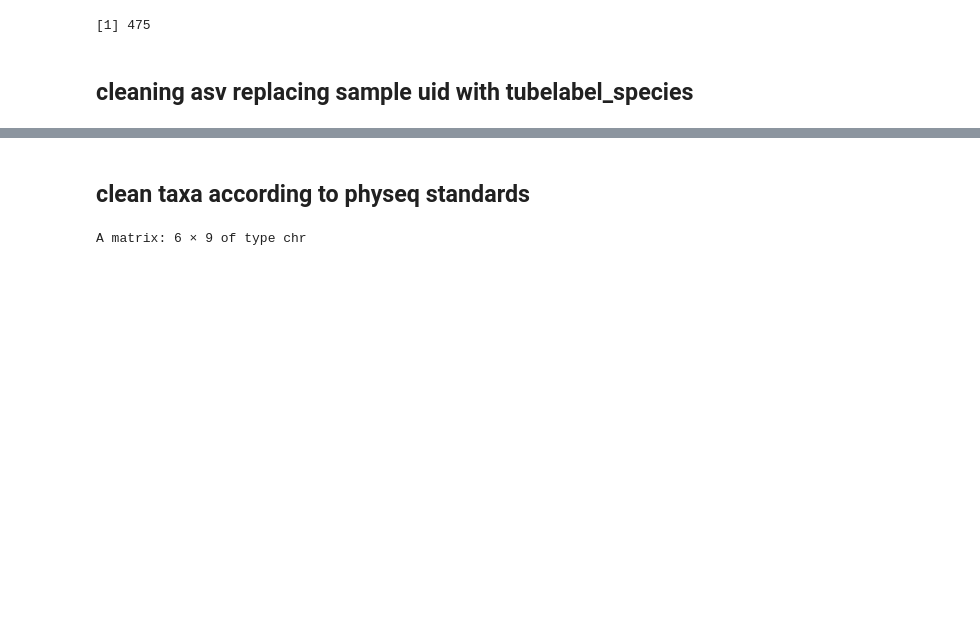
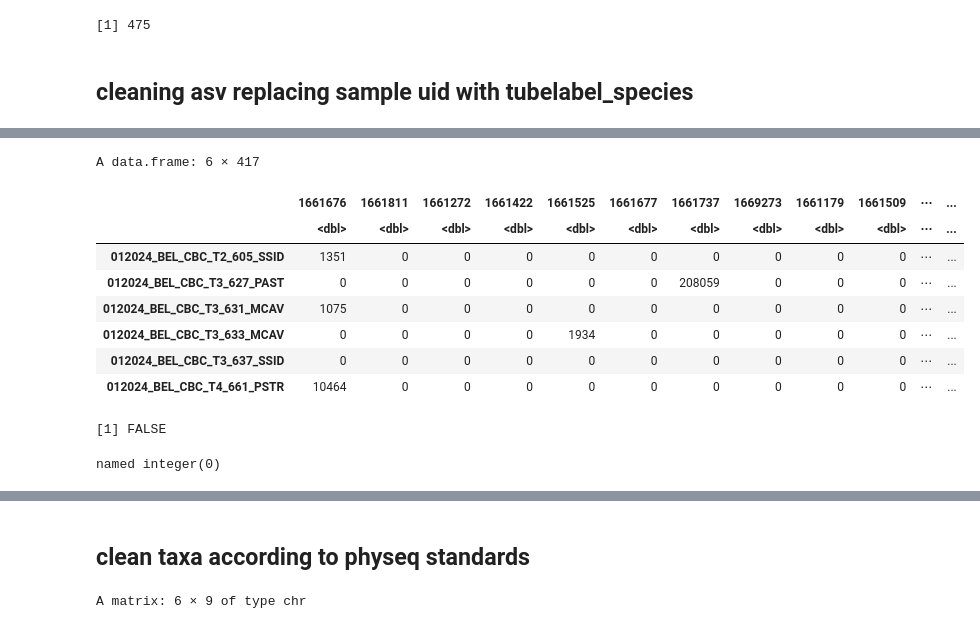
Before and after one commit to cdesouza02/BEL_16S_ITS2, a Jupyter notebook: BEL_ITS2_outputs/physeq_taxa_ITS2.ipynb, the cells around one changed output, grey strips where cells are left out. Drawn from its saved outputs; the diff is of its cells as text; code cells hidden in the pictures; blank space fills up the shorter version.

```diff
--- a/BEL_ITS2_outputs/physeq_taxa_ITS2.ipynb
+++ b/BEL_ITS2_outputs/physeq_taxa_ITS2.ipynb
@@ -490,0 +557,4 @@ asvdf <- asvdf[common_samples, , drop = FALSE]
+# %%
+#remove sample_uid
+asv$sample_uid <- NULL
+head(asv)
@@ -490,0 +575,22 @@ asvdf <- asvdf[common_samples, , drop = FALSE]
+# %%
+head(asv)
+# %% [output]
+A data.frame: 6 × 417
+|  | 1661676 | 1661811 | 1661272 | 1661422 | 1661525 | 1661677 | 1661737 | 1669273 | 1661179 | 1661509 | ⋯ | ... |
+|  | <dbl> | <dbl> | <dbl> | <dbl> | <dbl> | <dbl> | <dbl> | <dbl> | <dbl> | <dbl> | ⋯ | ... |
+| 012024_BEL_CBC_T2_605_SSID | 1351 | 0 | 0 | 0 | 0 | 0 | 0 | 0 | 0 | 0 | ⋯ | ... |
+| 012024_BEL_CBC_T3_627_PAST | 0 | 0 | 0 | 0 | 0 | 0 | 208059 | 0 | 0 | 0 | ⋯ | ... |
+| 012024_BEL_CBC_T3_631_MCAV | 1075 | 0 | 0 | 0 | 0 | 0 | 0 | 0 | 0 | 0 | ⋯ | ... |
+| 012024_BEL_CBC_T3_633_MCAV | 0 | 0 | 0 | 0 | 1934 | 0 | 0 | 0 | 0 | 0 | ⋯ | ... |
+| 012024_BEL_CBC_T3_637_SSID | 0 | 0 | 0 | 0 | 0 | 0 | 0 | 0 | 0 | 0 | ⋯ | ... |
+| 012024_BEL_CBC_T4_661_PSTR | 10464 | 0 | 0 | 0 | 0 | 0 | 0 | 0 | 0 | 0 | ⋯ | ... |
+# %%
+any(rowSums(asv != 0) == 0)
+# %% [output]
+[1] FALSE
+# %%
+#which samples have no symbionts
+# are there any samples that never have symbionts?
+which(rowSums(asv == 0) == ncol(asv))
+# %% [output]
+named integer(0)
```
Also changed, not shown: parts of 45 cells of this notebook.
